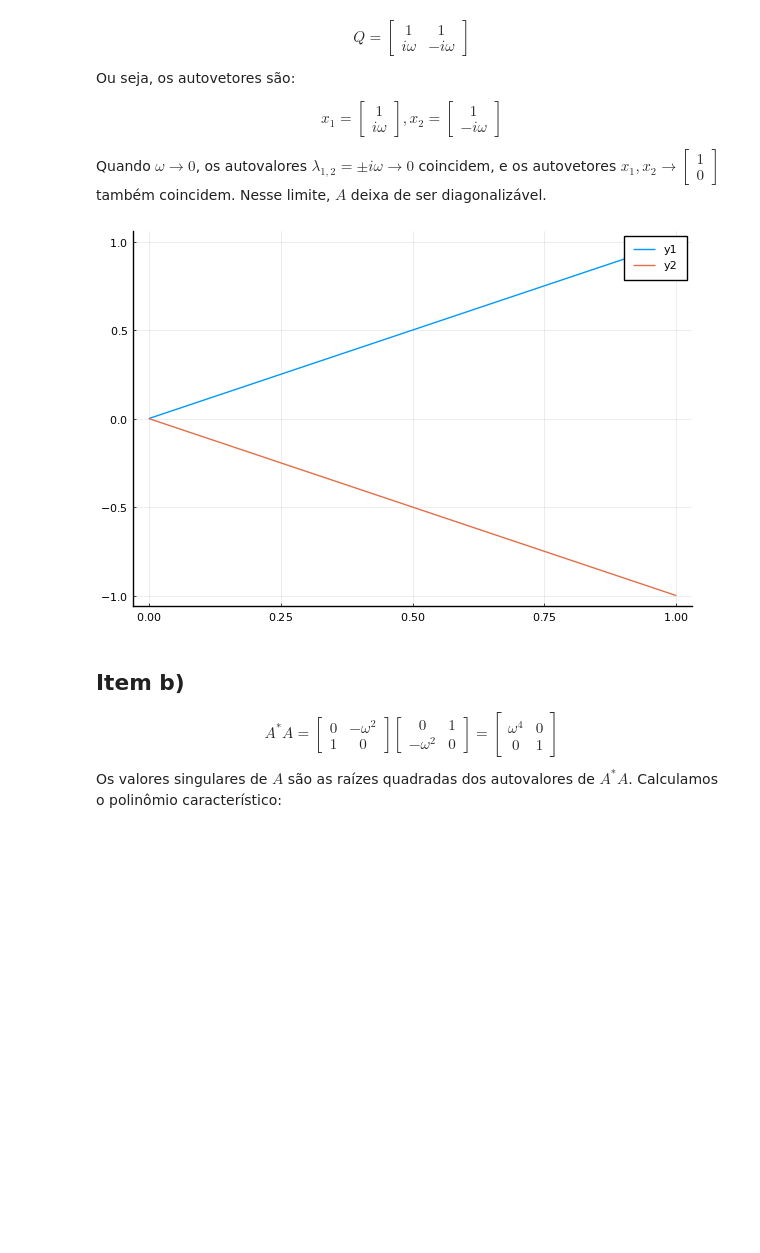
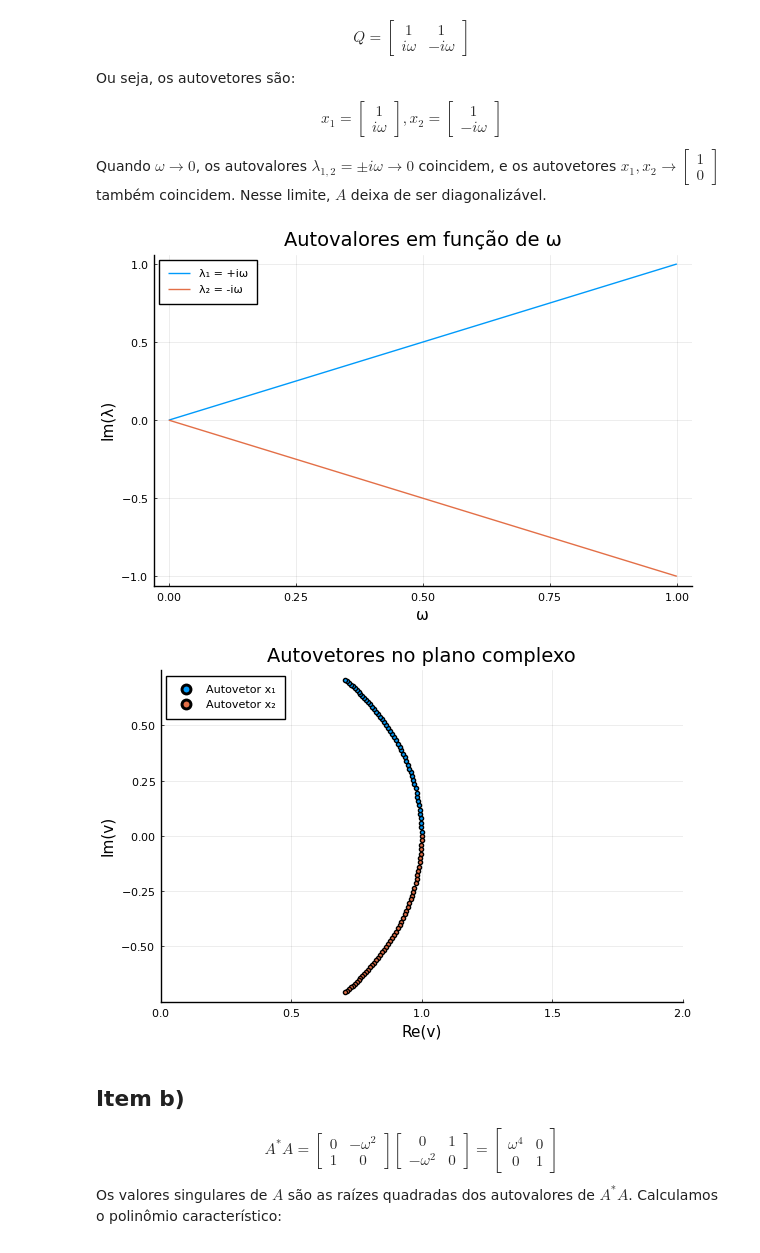
Before and after one commit to ninotica/aln-projeto-04, a Jupyter notebook: Projeto-04-pedro-nina.ipynb, the cells around one changed output. Drawn from its saved outputs; the diff is of its cells as text; code cells hidden in the pictures; blank space fills up the shorter version.

```diff
--- a/Projeto-04-pedro-nina.ipynb
+++ b/Projeto-04-pedro-nina.ipynb
@@ -421,5 +426,5 @@ rev_apply_reflector (generic function with 1 method)
 # %%
-a = [1 2 3; 2 5 6; 0 6 9]
+a = [1 2 3; 2 5 6; 3 6 9]
 v, beta = reflector(a[2:end,1])
 r = Refletores(v, beta)
 a = apply_reflector(r, a)
@@ -518,7 +523,7 @@ $$
 
 Quando $\omega \to 0$, os autovalores $\lambda_{1,2} = \pm i\omega \to 0$ coincidem, e os autovetores $x_1, x_2 \to \begin{bmatrix} 1 \\ 0 \end{bmatrix}$ também coincidem. Nesse limite, $A$ deixa de ser diagonalizável.
 # %%
-omega_vals = (0:100) / 100
+omega_vals = (0:50) / 50
 egvln = []
 egvlp = []
 egvtn = []
@@ -539,34 +544,35 @@ end
 
 xs_p = [v[1] for v in egvtp]
 ys_p = [v[2] for v in egvtp]
 xs_n = [v[1] for v in egvtn]
 ys_n = [v[2] for v in egvtn]
 
 p1 = plot(omega_vals, imag.(egvlp),
     label = "λ₁ = +iω",
     xlabel = "ω",
     ylabel = "Im(λ)",
     title = "Autovalores em função de ω",
     legend = :topleft)
 plot!(p1, omega_vals, imag.(egvln),
     label = "λ₂ = -iω")
 
 p2 = scatter(real.(xs_p), imag.(ys_p),
     label = "Autovetor x₁",
     xlabel = "Re(v)",
     ylabel = "Im(v)",
     title = "Autovetores no plano complexo",
     legend = :topleft,
     markersize = 3)
 scatter!(p2, real.(xs_n), imag.(ys_n),
     label = "Autovetor x₂",
     markersize = 3)
 xlims!(p2, (0, 2))
 
 display(p1)
 display(p2)
 # %% [output]
-[figure, old version]
+[figure, new version]
+[figure, added]
 # %% [markdown]
 ## Item b)
 
```
Also changed, not shown: parts of 9 cells of this notebook.
